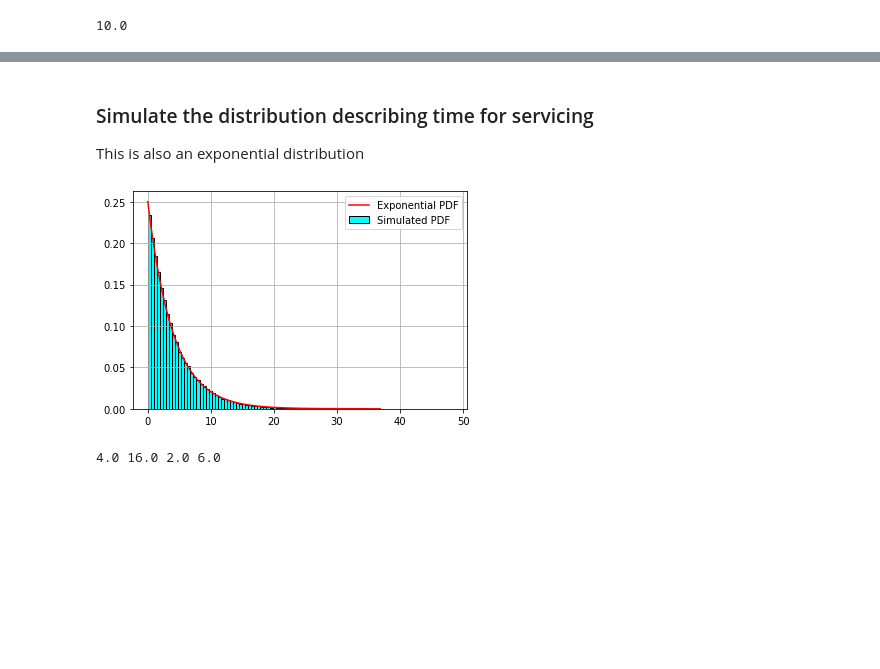
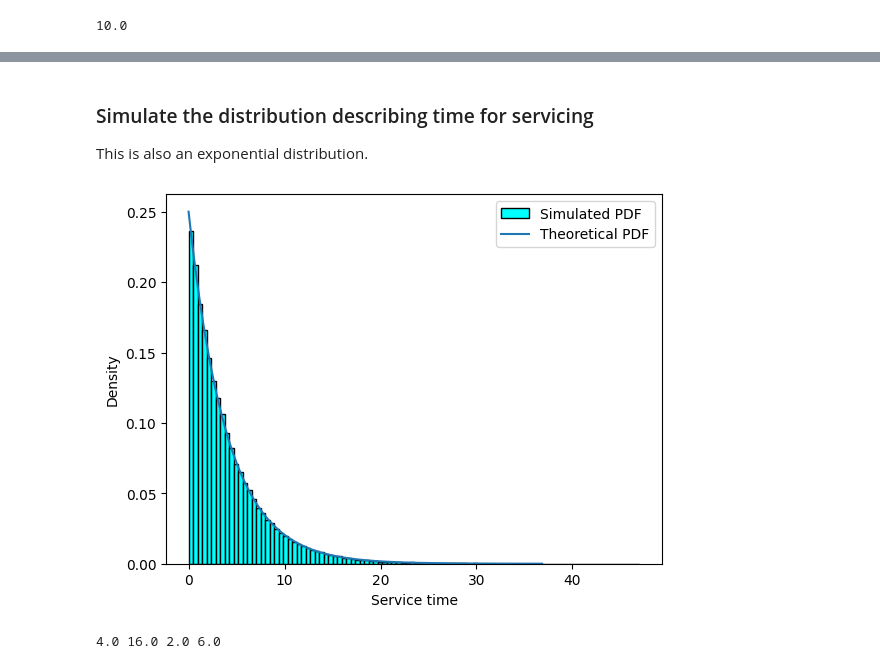
Before and after one commit to Dr-Daily/SystemsEngineering, a Jupyter notebook: Single Channel Queuing Example.ipynb, the cells around one changed output, grey strips where cells are left out. Cells and saved outputs as stored; diff of their text form; code cells hidden in the pictures; blank space fills up the shorter version.

```diff
--- a/Single Channel Queuing Example.ipynb
+++ b/Single Channel Queuing Example.ipynb
@@ -125,29 +126,24 @@ arrival_intervals.var()
 # %% [markdown]
 ### Simulate the distribution describing time for servicing
-This is also an exponential distribution
+This is also an exponential distribution.
 # %%
-#Generate random values from the exponential distribution
-service_time_mean = 4
-# Determine the service rate
-mu = 1/service_time_mean #Book notation for service completions per period
+# Generate random values from the exponential distribution
+mean_service_time = 4.0
+mu = 1 / mean_service_time  # service completions per time period
 
-service_times = expon.rvs(scale=service_time_mean,size=N)
+service_times = rng.exponential(scale=mean_service_time, size=N)
 
-#place the bins in the center of the discrete values for the samples
-bins = 100
+plt.hist(service_times, bins=100, density=True, color="cyan", ec="black", label="Simulated PDF")
 
-#Show the emperical distribution of the generated random values
-plt.hist(service_times,bins=bins,density=True,color="cyan",
-         ec="black",label="Simulated PDF");
-
-#Generate a range for the theoretical mass function
-x = np.arange(expon.ppf(0.0001, scale=service_time_mean),
-              expon.ppf(0.9999, scale=service_time_mean),0.01)
-#Plot the theoretical PMF
-plt.plot(x, expon.pdf(x, scale=service_time_mean),
-         'r-', label='Exponential PDF')
-plt.legend()
-plt.grid()
+x = np.arange(
+    expon.ppf(0.0001, scale=mean_service_time),
+    expon.ppf(0.9999, scale=mean_service_time),
+    0.01,
+)
+plt.plot(x, expon.pdf(x, scale=mean_service_time), label="Theoretical PDF")
+plt.xlabel("Service time")
+plt.ylabel("Density")
+plt.legend();
 # %% [output]
-[figure, old version]
+[figure, new version]
 # %%
```
Also changed, not shown: parts of 41 cells of this notebook, 12 other files.
